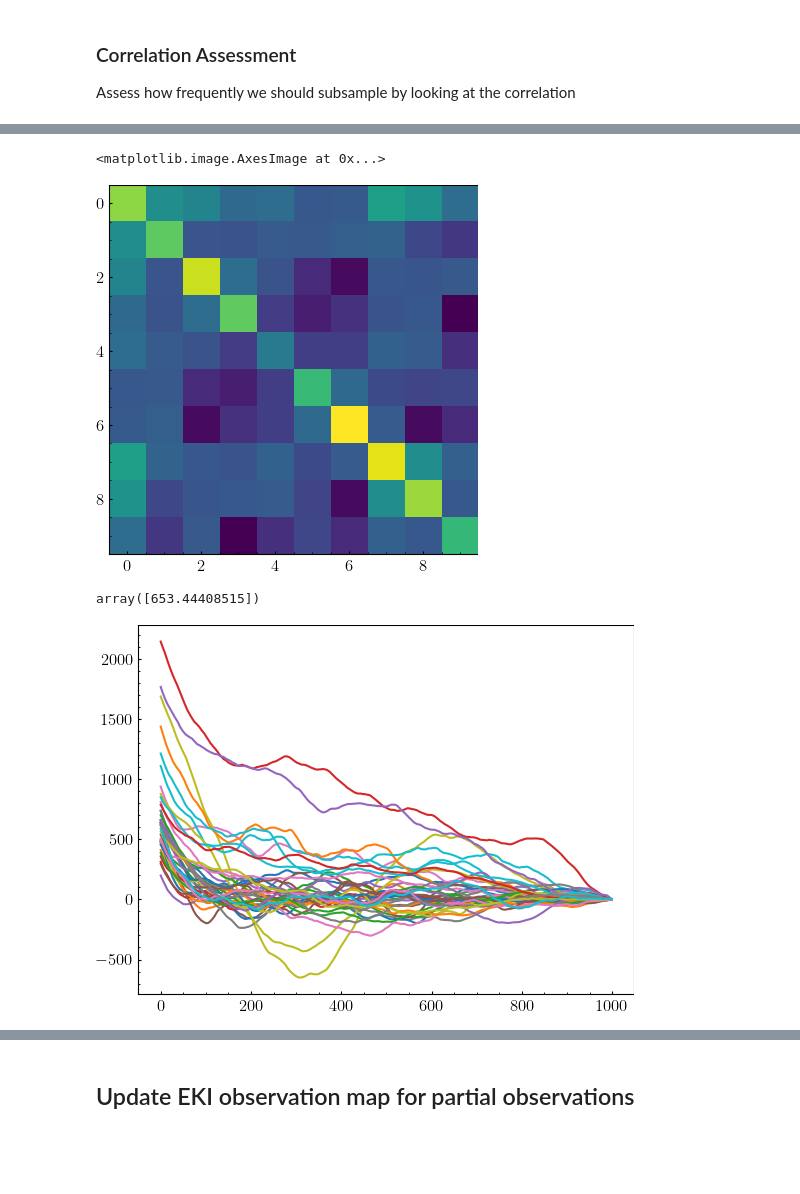
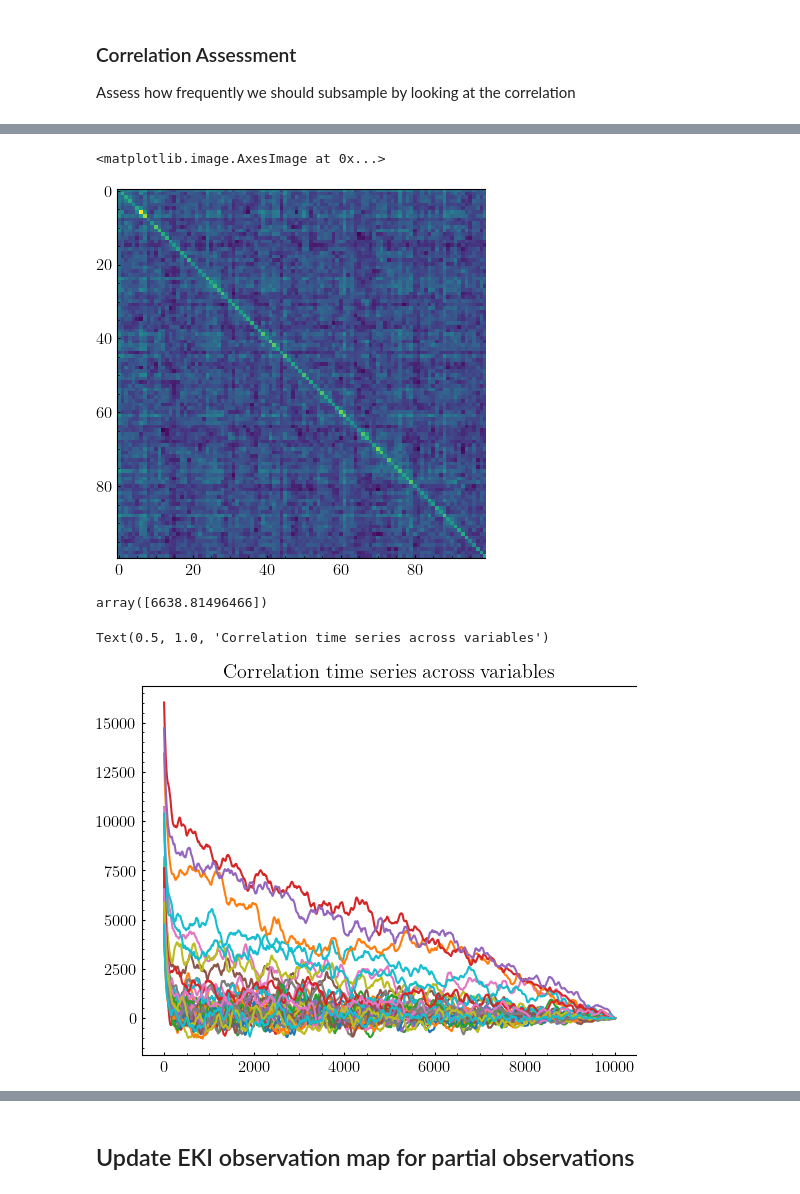
Before and after one commit to Julians42/ACM270, a Jupyter notebook: lorenz96/eki_lorenz96_carter_plots.ipynb, the cells around one changed output, grey strips where cells are left out. Drawn from its saved outputs; the diff is of its cells as text; code cells hidden in the pictures; blank space fills up the shorter version.

```diff
--- a/lorenz96/eki_lorenz96_carter_plots.ipynb
+++ b/lorenz96/eki_lorenz96_carter_plots.ipynb
@@ -380,7 +372,7 @@ print(f"Matrix Norm: {np.linalg.norm(cov_eki * scale)}")
 
 
 # with our functions defined we can now run the MCMC algorithm
-n_samples = 1000
+n_samples = 10000
 samples = np.zeros((n_samples, 40))
 
 # update initial guess to use the mean of the eki result
@@ -424,17 +434,20 @@ plt.colorbar()
 plt.imshow(np.cov(samples[::100]))
 # %% [output]
 <matplotlib.image.AxesImage at 0x...>
-[figure, old version]
+[figure, new version]
 # %%
 np.correlate(samples[:,0], samples[:,0])
 # %% [output]
-array([653.44408515])
+array([6638.81496466])
 # %%
 ndim = 1
 for i in range(40):
     plt.plot(np.correlate(samples[:,i], samples[:,i], mode='full')[-n_samples:])
+
+plt.title("Correlation time series across variables")
 # %% [output]
+Text(0.5, 1.0, 'Correlation time series across variables')
-[figure, old version]
+[figure, new version]
 # %%
 def autocorrelation(x):
     """Calculate the autocorrelation of the time series x."""
```
Also changed, not shown: parts of 52 cells of this notebook.
